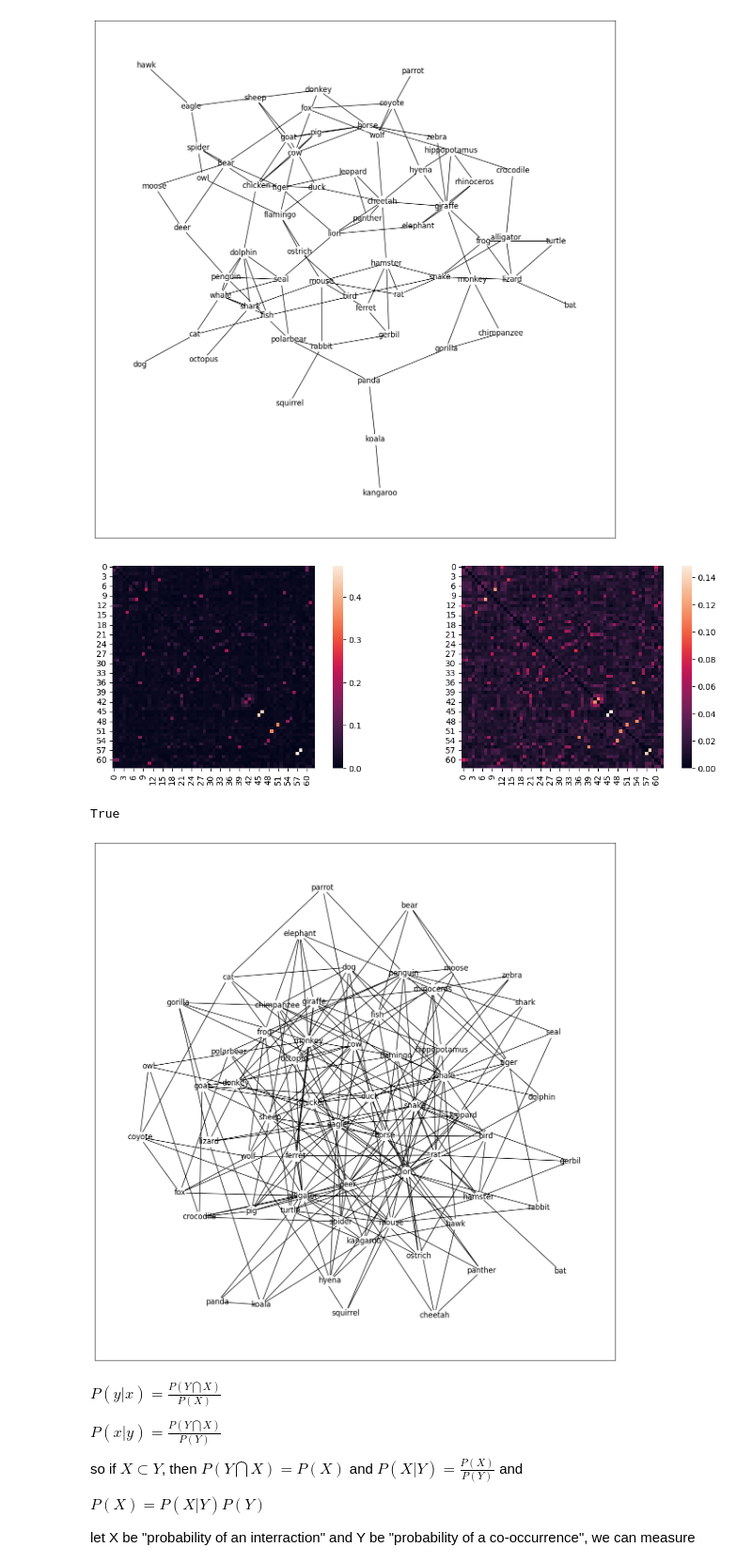
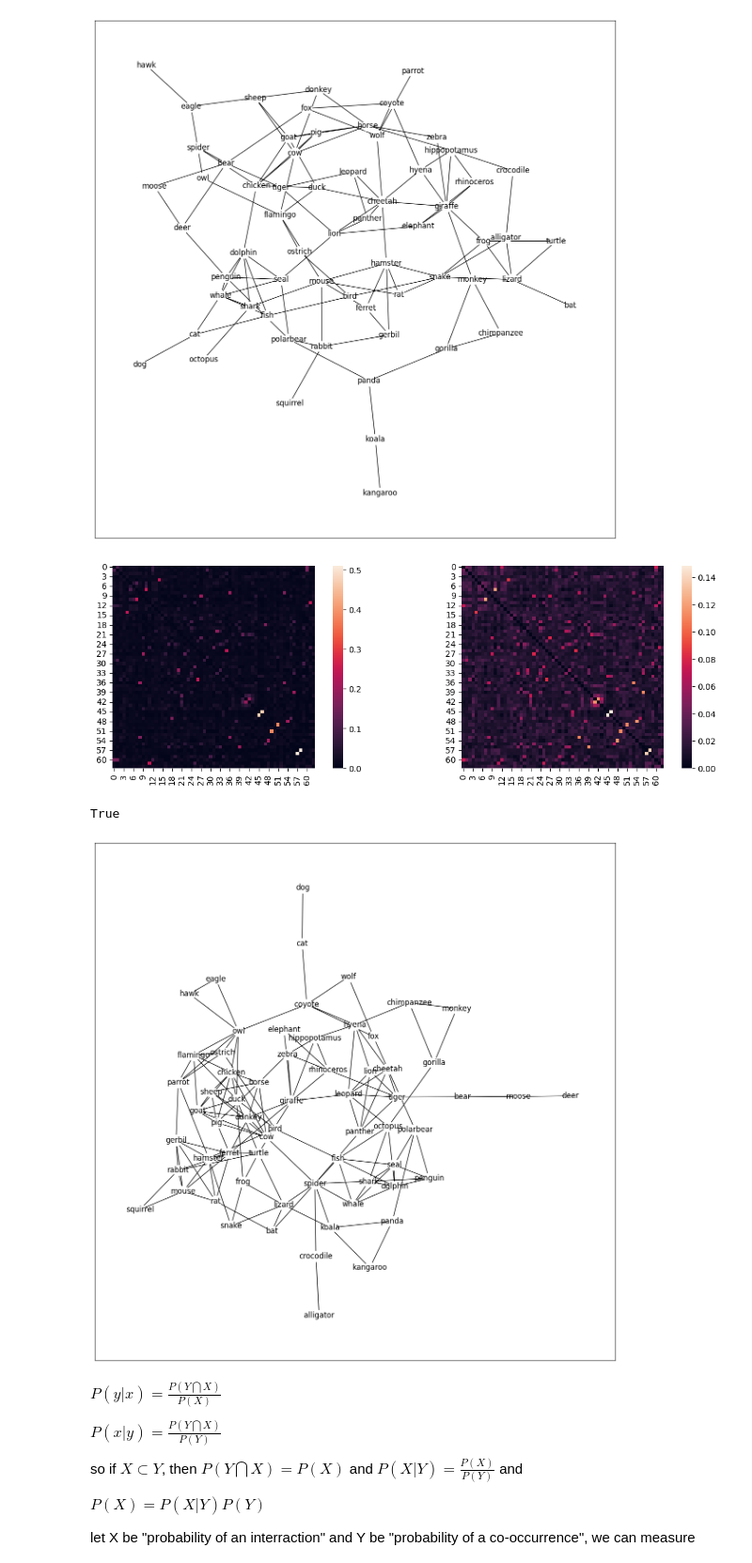
Before and after one commit to usnistgov/affinis, a Jupyter notebook: docs/fluency.ipynb, the cells around one changed output. Shown at 94% size. Cells and saved outputs as stored; diff of their text form; code cells hidden in the pictures.

```diff
--- a/docs/fluency.ipynb
+++ b/docs/fluency.ipynb
@@ -230,7 +230,7 @@ from affinis.associations import high_salience_skeleton
 # hss = (E_obs.sum(axis=0)+0.5)/(E_obs.shape[0]+1)
 f,ax = plt.subplots(ncols=2, figsize=(12,4))
 # hss = (E_obs.T*(X.sum(axis=0)/X.shape[0])).T.sum(axis=0)
-hss = high_salience_skeleton(X, pseudocts=0.5)
+hss = high_salience_skeleton(X, pseudocts=('zero-sum','min-connect'))
 np.histogram(hss)
 sns.heatmap(sinkhorn(hss*ochiai(X)), ax=ax[0], square=True)
 sns.heatmap(sinkhorn(_sq(_sq(ochiai(X)))), ax=ax[1], square=True)
@@ -239,24 +239,23 @@ plt.tight_layout()
 # np.histogram(E_obs.sum(axis=0), bins=range(15))
 # np.array([_sq(sprs.csgraph.reconstruct_path(np.ones_like(est_dists), p).toarray()) for p in pred]).sum(axis=0)
 # %% [output]
-[figure, old version]
+[figure, new version]
 # %%
-
 plt.figure(figsize=(15,15))
 # G = nx.from_pandas_adjacency(pd.DataFrame(_sq(~min_connected_filter(_sq(sinkhorn(_sq(hss)*ochiai(X)))).mask), index=animals.columns, columns=animals.columns))
 
-G = nx.from_pandas_adjacency(pd.DataFrame(_sq(~min_connected_filter(_sq(hss)).mask), index=animals.columns, columns=animals.columns))
-# G = nx.from_pandas_adjacency(pd.DataFrame(_sq(hss>0.055), index=animals.columns, columns=animals.columns))
+G = nx.from_pandas_adjacency(pd.DataFrame(_sq(~min_connected_filter(_sq(sinkhorn(hss*ochiai(X)))).mask), index=animals.columns, columns=animals.columns))
+# G = nx.from_pandas_adjacency(pd.DataFrame(hss>0.05, index=animals.columns, columns=animals.columns))
 
 # pos_cos = nx.kamada_kawai_layout(G, dist = pd.DataFrame(-np.log(ochiai(X)), columns=animals.columns, index=animals.columns).to_dict())
 pos = nx.kamada_kawai_layout(G)
 nx.draw_networkx(G, pos=pos, node_color='w')
 nx.connected.is_connected(G)
 # np.abs(est_dists)
 # np.histogram(E_obs.sum(axis=0), bins=range(15))
 # %% [output]
 True
-[figure, old version]
+[figure, new version]
 # %%
 from affinis.distance import adjusted_forest_dists
 
```
Also changed, not shown: parts of 15 cells of this notebook, 5 other files.
